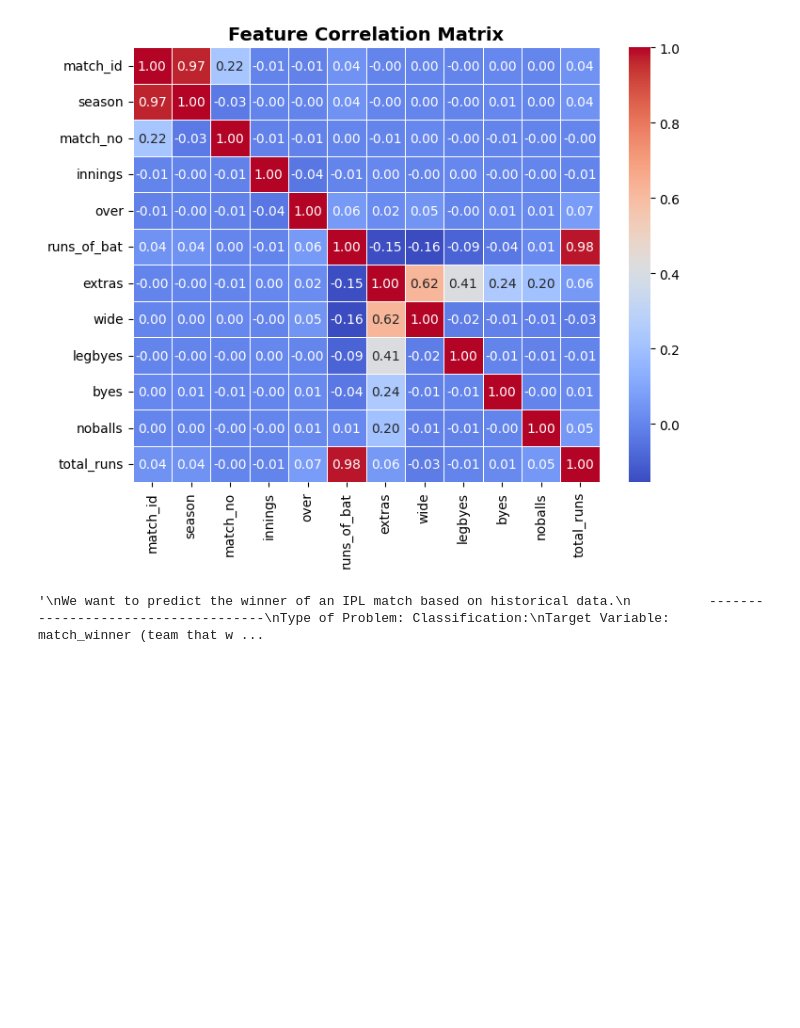
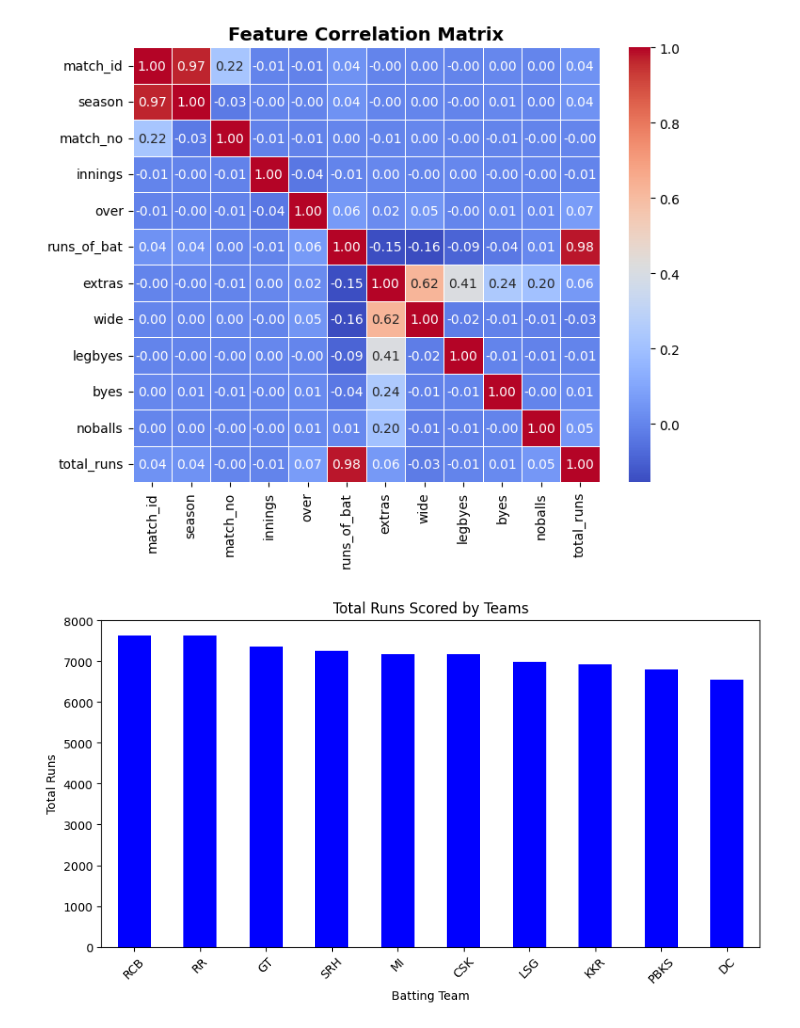
Before and after one commit to Akshayavaddarapu/Cricket_Ball_by_Ball_Analysis, a Jupyter notebook: notebooks/data_analysis.ipynb, the cells around one changed output. Cells and saved outputs as stored; diff of their text form; code cells hidden in the pictures; blank space fills up the shorter version.

Commit message:
Added complete code to data_analysis.ipynb

```diff
--- a/notebooks/data_analysis.ipynb
+++ b/notebooks/data_analysis.ipynb
@@ -269,25 +269,3 @@ Passing `palette` without assigning `hue` is deprecated and will be removed in v
 [figure]
 [figure]
 [figure]
-# %%
-#Match-Winning Prediction (Classification: Win/Loss)
-
-#Step 1: Define the Problem Statement
-'''
-We want to predict the winner of an IPL match based on historical data.
-          ------------------------------------
-Type of Problem: Classification:
-Target Variable: match_winner (team that won the match)
-Input Features (Predictors):
-1.venue
-2.batting_team
-3.bowling_team
-4.innings
-5.over
-6.total_runs
-7.(Any other useful features)
-'''
-#Step 2: Data Preprocessing
-print(df.columns)
-# %% [output]
-'\nWe want to predict the winner of an IPL match based on historical data.\n          ------------------------------------\nType of Problem: Classification:\nTarget Variable: match_winner (team that w ...
@@ -293,0 +274,18 @@ print(df.columns)
+# %%
+#1️. Pattern Analysis
+#Patterns help us understand consistent trends in the dataset.
+#Pattern 1: Most Successful Batting Teams (Total Runs Scored)
+# Total runs scored by each batting team
+batting_team_runs = df.groupby("batting_team")["runs_of_bat"].sum().sort_values(ascending=False)
+
+# Plot
+plt.figure(figsize=(10, 5))
+batting_team_runs.plot(kind="bar", color="blue")
+plt.title("Total Runs Scored by Teams")
+plt.xlabel("Batting Team")
+plt.ylabel("Total Runs")
+plt.xticks(rotation=45)
+plt.savefig("total_runs_by_teams.png", bbox_inches="tight", dpi=300)
+plt.show()
+# %% [output]
+[figure, added]
```
Also changed, not shown: parts of 4 cells of this notebook.
